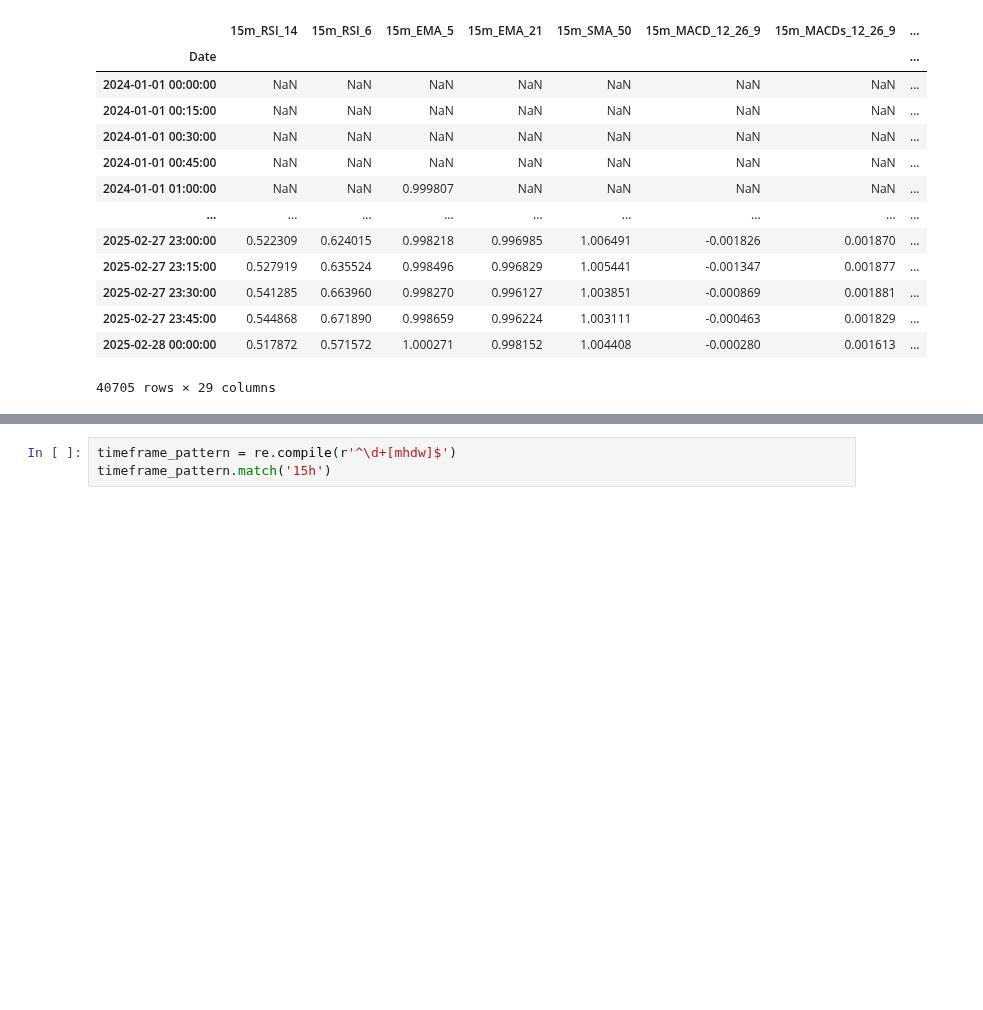
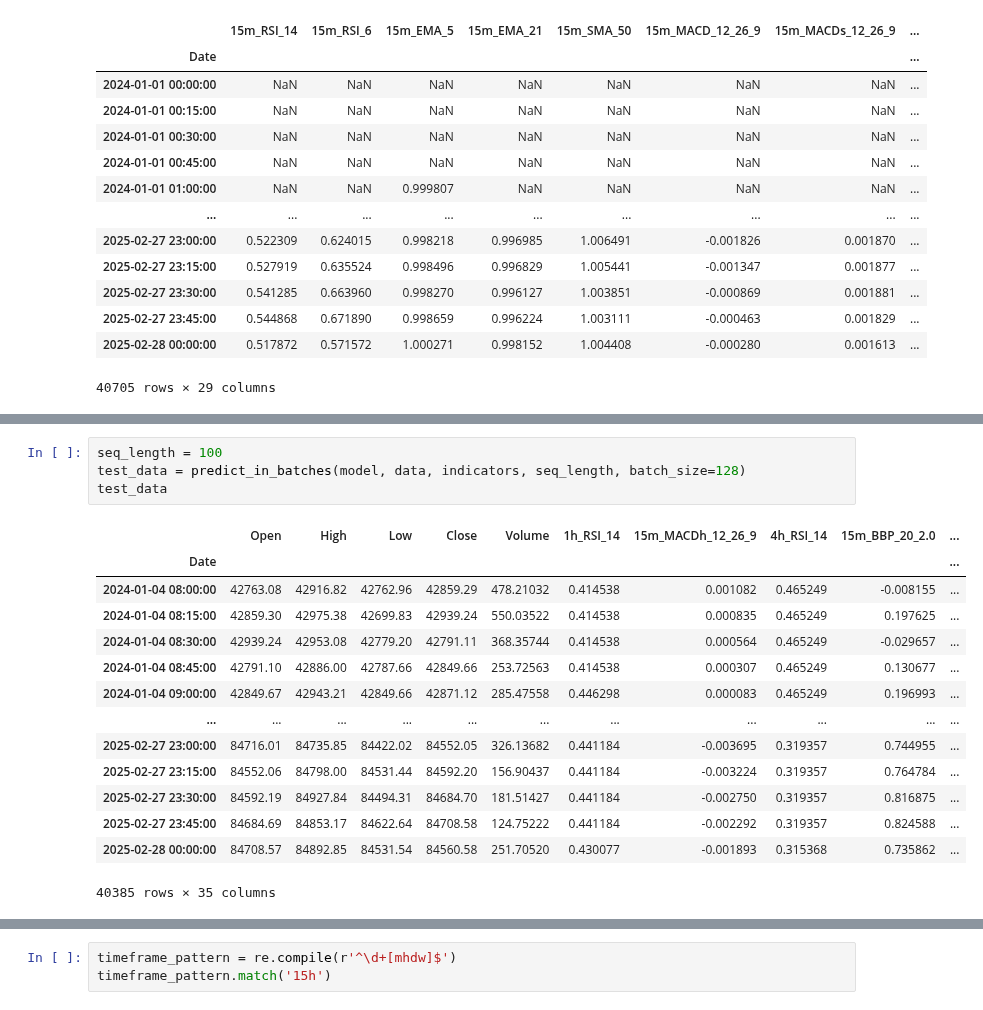
Before and after one commit to ifeLight/ml-bot, a Jupyter notebook: binance-multi-timeframe-grade-uncover.ipynb, the cells around one changed output, grey strips where cells are left out. Saved outputs shown, nothing was run; the diff lists cells and outputs as text; blank space fills up the shorter version.

```diff
--- a/binance-multi-timeframe-grade-uncover.ipynb
+++ b/binance-multi-timeframe-grade-uncover.ipynb
@@ -779,0 +816,19 @@ data[indicators]
+# %%
+seq_length = 100
+test_data = predict_in_batches(model, data, indicators, seq_length, batch_size=128)
+test_data
+# %% [output]
+|  | Open | High | Low | Close | Volume | 1h_RSI_14 | 15m_MACDh_12_26_9 | 4h_RSI_14 | 15m_BBP_20_2.0 | ... |
+| Date |  |  |  |  |  |  |  |  |  | ... |
+| 2024-01-04 08:00:00 | 42763.08 | 42916.82 | 42762.96 | 42859.29 | 478.21032 | 0.414538 | 0.001082 | 0.465249 | -0.008155 | ... |
+| 2024-01-04 08:15:00 | 42859.30 | 42975.38 | 42699.83 | 42939.24 | 550.03522 | 0.414538 | 0.000835 | 0.465249 | 0.197625 | ... |
+| 2024-01-04 08:30:00 | 42939.24 | 42953.08 | 42779.20 | 42791.11 | 368.35744 | 0.414538 | 0.000564 | 0.465249 | -0.029657 | ... |
+| 2024-01-04 08:45:00 | 42791.10 | 42886.00 | 42787.66 | 42849.66 | 253.72563 | 0.414538 | 0.000307 | 0.465249 | 0.130677 | ... |
+| 2024-01-04 09:00:00 | 42849.67 | 42943.21 | 42849.66 | 42871.12 | 285.47558 | 0.446298 | 0.000083 | 0.465249 | 0.196993 | ... |
+| ... | ... | ... | ... | ... | ... | ... | ... | ... | ... | ... |
+| 2025-02-27 23:00:00 | 84716.01 | 84735.85 | 84422.02 | 84552.05 | 326.13682 | 0.441184 | -0.003695 | 0.319357 | 0.744955 | ... |
+| 2025-02-27 23:15:00 | 84552.06 | 84798.00 | 84531.44 | 84592.20 | 156.90437 | 0.441184 | -0.003224 | 0.319357 | 0.764784 | ... |
+| 2025-02-27 23:30:00 | 84592.19 | 84927.84 | 84494.31 | 84684.70 | 181.51427 | 0.441184 | -0.002750 | 0.319357 | 0.816875 | ... |
+| 2025-02-27 23:45:00 | 84684.69 | 84853.17 | 84622.64 | 84708.58 | 124.75222 | 0.441184 | -0.002292 | 0.319357 | 0.824588 | ... |
+| 2025-02-28 00:00:00 | 84708.57 | 84892.85 | 84531.54 | 84560.58 | 251.70520 | 0.430077 | -0.001893 | 0.315368 | 0.735862 | ... |
+40385 rows × 35 columns
```
Also changed, not shown: parts of 8 cells of this notebook.
